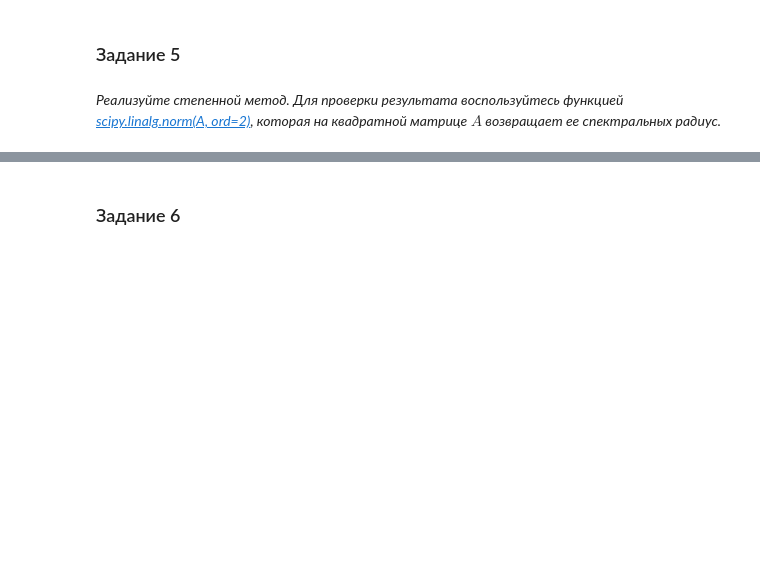
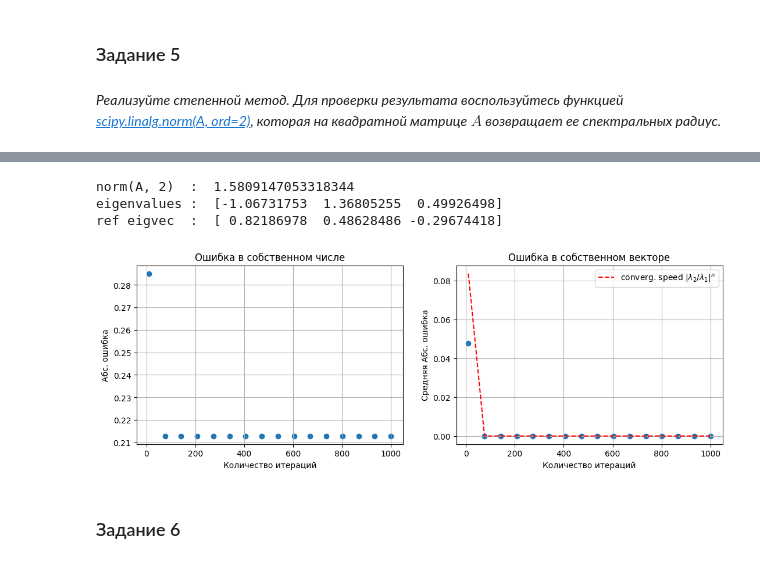
Before and after one commit to isvoropaev02/matrix_algorithms, a Jupyter notebook: lab4/lab4schur.ipynb, the cells around one changed output, grey strips where cells are left out. Saved outputs shown, nothing was run; the diff lists cells and outputs as text; code cells hidden in the pictures; blank space fills up the shorter version.

Commit message:
lab 4 task 7 graphs

```diff
--- a/lab4/lab4schur.ipynb
+++ b/lab4/lab4schur.ipynb
@@ -244,4 +239,48 @@ Power iteration: (np.float64(0.5), array([1.00000000e+00, 2.65293588e-21]))
 Scipy norm: 0.5
+# %%
+A = np.array([[1, 0.5, -0.2], [0.3, 0.8, -0.1], [-0.5, -0.6, -1]])
+ref_eigval = norm(A, 2)
+tmp = np.linalg.eig(A)
+ref_eigvec = tmp.eigenvectors[:, np.argmax(np.abs(tmp.eigenvalues))]
+num_iter = np.linspace(10, 1000, 16, dtype=np.int32)
+print("norm(A, 2)  : ", ref_eigval)
+print("eigenvalues : ", tmp.eigenvalues)
+print("ref eigvec  : ", ref_eigvec)
+
+eigval_err = np.empty_like(num_iter, dtype=np.float64)
+eigvec_err = np.empty_like(num_iter, dtype=np.float64)
+for i in range(num_iter.shape[0]):
+    eigval, eigvec = power_iteration(A, max_iter=num_iter[i], tol=0)
+    eigval_err[i] = np.abs(ref_eigval-eigval)
+    eigvec_err[i] = np.mean(np.abs(ref_eigvec-eigvec))
+# %% [output]
+norm(A, 2)  :  1.5809147053318344
+eigenvalues :  [-1.06731753  1.36805255  0.49926498]
+ref eigvec  :  [ 0.82186978  0.48628486 -0.29674418]
+# %%
+ref_convergence = (1.06731753 / 1.36805255)**num_iter
+# %%
+fig1 = plt.figure(figsize=[13,4])
+
+ax_1 = fig1.add_subplot(121)
+ax_1.set_title('Ошибка в собственном числе')
+ax_1.scatter(num_iter, eigval_err)
+ax_1.set_xlabel('Количество итераций')
+ax_1.set_ylabel('Абс. ошибка')
+ax_1.grid()
+
+ax_2 = fig1.add_subplot(122)
+ax_2.set_title('Ошибка в собственном векторе')
+ax_2.plot(num_iter, ref_convergence, 'r--', label=r'converg. speed $|\lambda_2/\lambda_1|^n$')
+ax_2.scatter(num_iter, eigvec_err)
+ax_2.set_xlabel('Количество итераций')
+ax_2.set_ylabel('Средняя Абс. ошибка')
+ax_2.legend()
+ax_2.grid()
+
+plt.show()
+# %% [output]
+[figure, added]
 # %% [markdown]
 ### Задание 6
 # %% [markdown]
```
Also changed, not shown: parts of 14 cells of this notebook, 1 other file.
